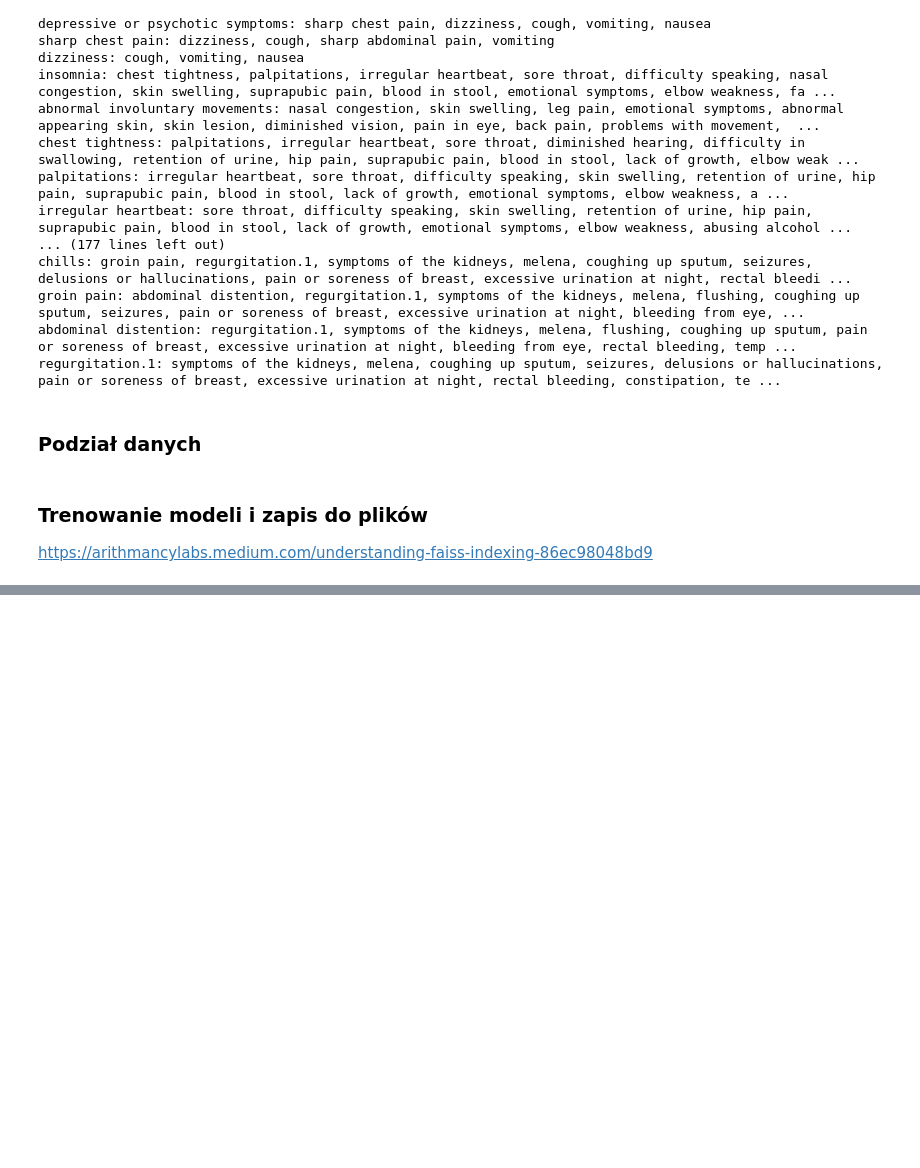
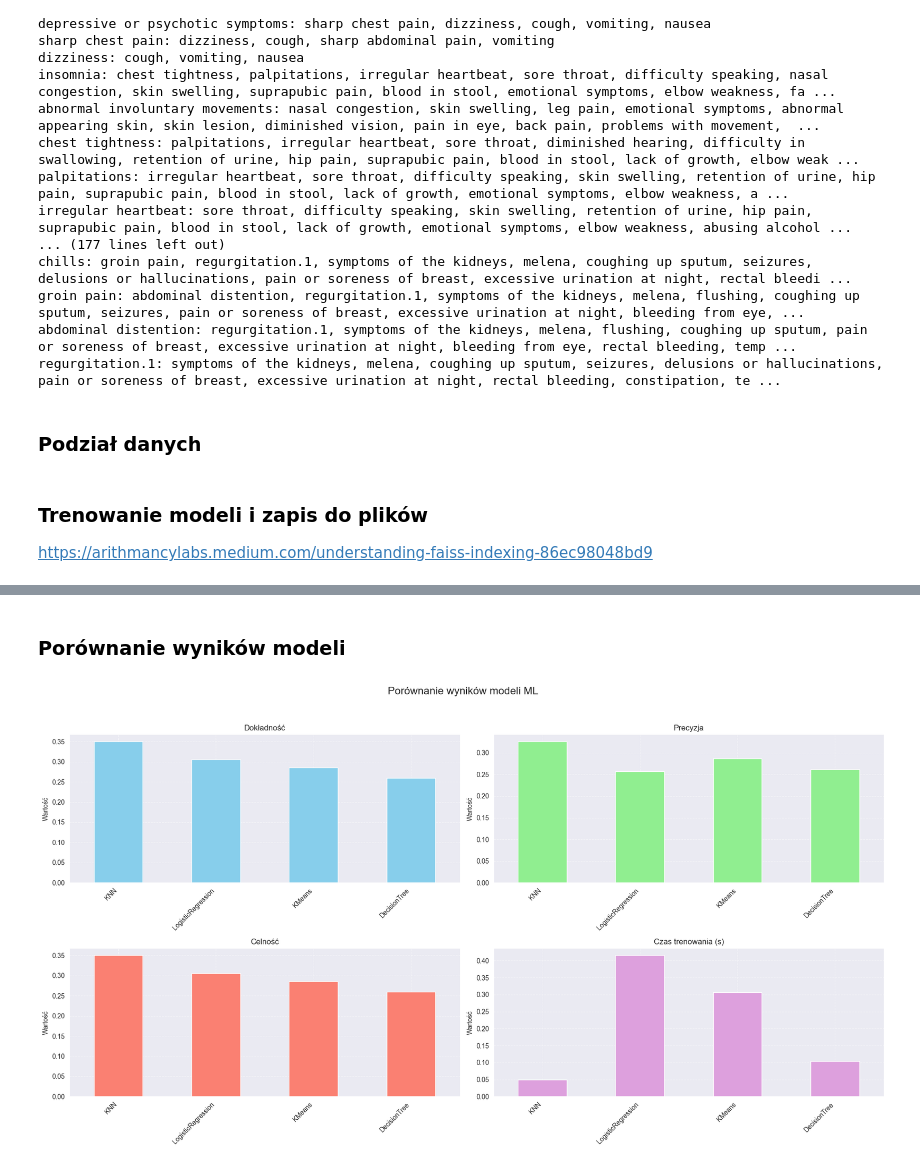
Before and after one commit to mateusz11301/Disease_Predictor, a Jupyter notebook: Notebooks/Predictors.ipynb, the cells around one changed output, grey strips where cells are left out. Saved outputs shown, nothing was run; the diff lists cells and outputs as text; code cells hidden in the pictures; blank space fills up the shorter version.

```diff
--- a/Notebooks/Predictors.ipynb
+++ b/Notebooks/Predictors.ipynb
@@ -392,3 +392,26 @@ czas trenowania modelu: 0.307s
 
 KNN: Dokładność: 0.350, Czułość: 0.350, Celność: 0.326,
 czas trenowania modelu: 0.049s
+# %% [markdown]
+### Porównanie wyników modeli
+# %%
+results_df = pd.DataFrame(results).T
+results_df = results_df.sort_values(by="accuracy", ascending=False)
+
+fig, axes = plt.subplots(2, 2, figsize=(18, 10))
+
+results_df["accuracy"].plot(kind="bar", ax=axes[0, 0], title="Dokładność", color='skyblue')
+results_df["precision"].plot(kind="bar", ax=axes[0, 1], title="Precyzja", color='lightgreen')
+results_df["recall"].plot(kind="bar", ax=axes[1, 0], title="Celność", color='salmon')
+results_df["time"].plot(kind="bar", ax=axes[1, 1], title="Czas trenowania (s)", color='plum')
+
+for ax in axes.flat:
+    ax.set_ylabel("Wartość")
+    ax.grid(True, linestyle="--", alpha=0.5)
+    ax.set_xticklabels(ax.get_xticklabels(), rotation=45, ha="right")
+
+plt.suptitle("Porównanie wyników modeli ML", fontsize=16)
+plt.tight_layout(rect=[0, 0, 1, 0.95])
+plt.show()
+# %% [output]
+[figure, added]
```
Also changed, not shown: parts of 4 cells of this notebook.
